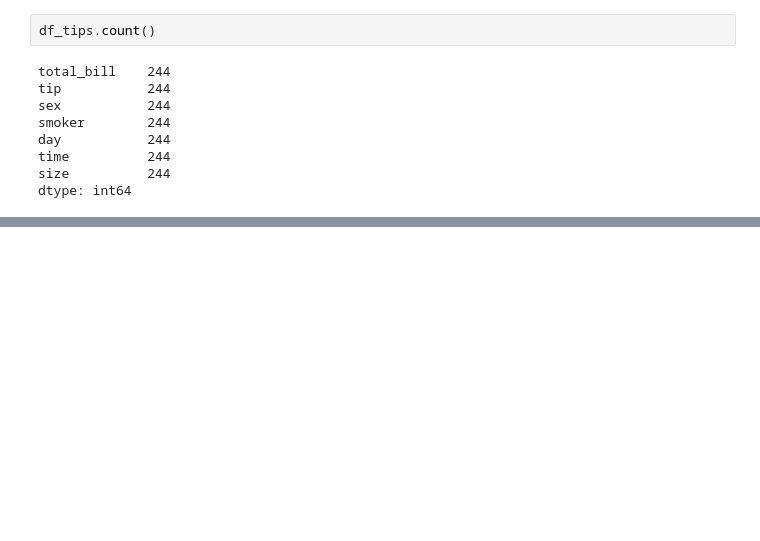
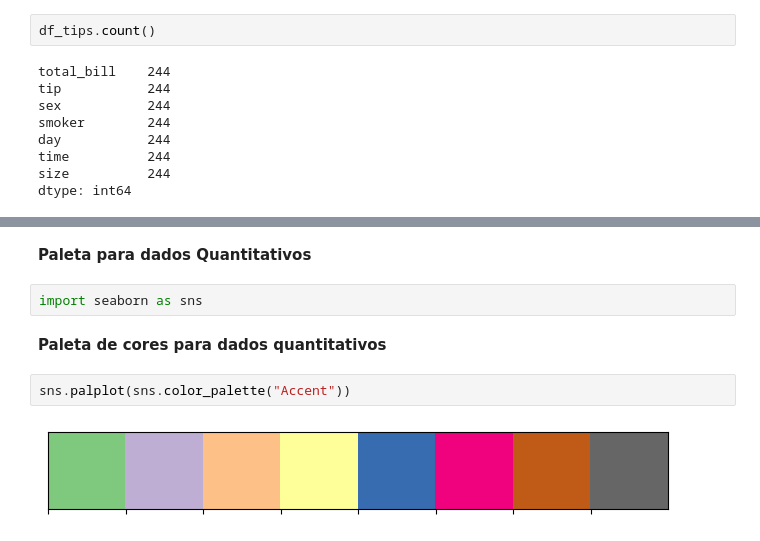
Before and after one commit to Kouta-22/Pratices_DataScience, a Jupyter notebook: visualizacao_de_dados/aula03.ipynb, the cells around one changed output, grey strips where cells are left out. Drawn from its saved outputs; the diff is of its cells as text; blank space fills up the shorter version.

```diff
--- a/visualizacao_de_dados/aula03.ipynb
+++ b/visualizacao_de_dados/aula03.ipynb
@@ -72,0 +100,10 @@ dtype: int64
+# %% [markdown]
+__Paleta para dados Quantitativos__
+# %%
+import seaborn as sns
+# %% [markdown]
+__Paleta de cores para dados quantitativos__
+# %%
+sns.palplot(sns.color_palette("Accent"))
+# %% [output]
+[figure, added]
```
Also changed, not shown: parts of 24 cells of this notebook.
